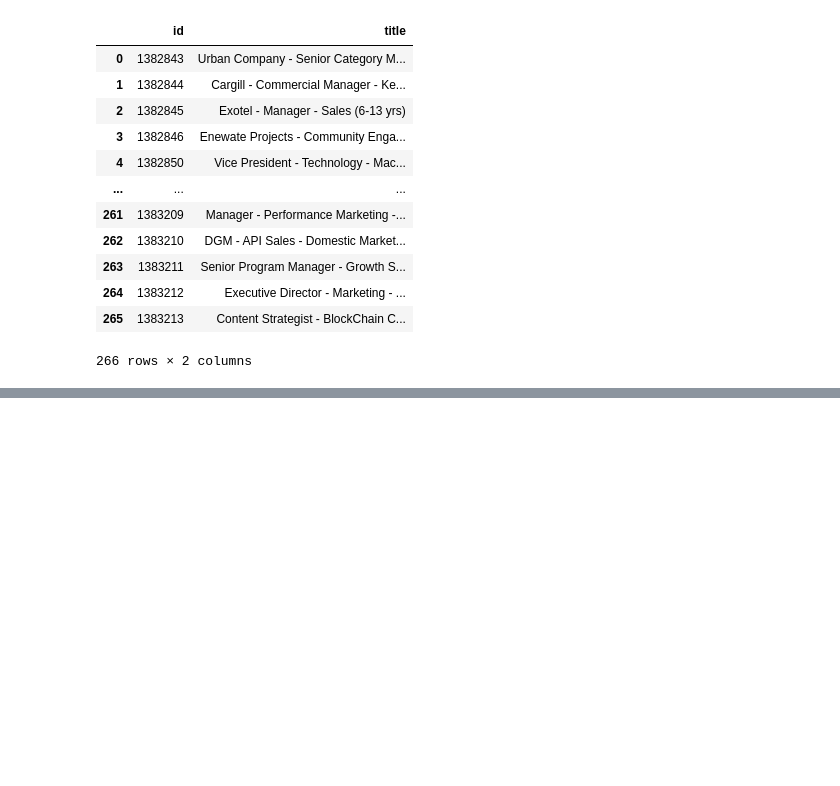
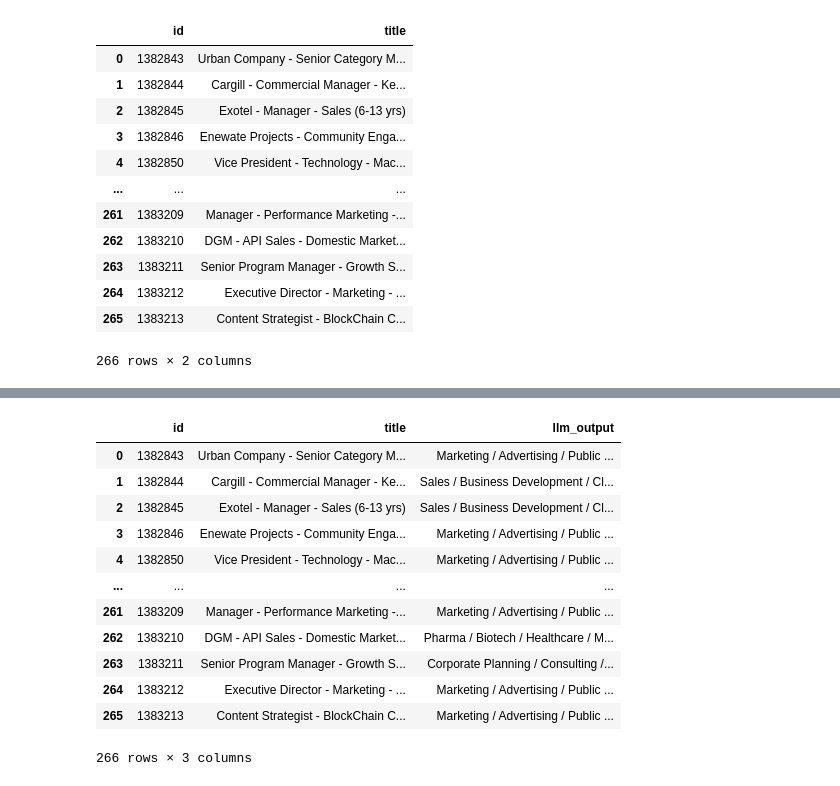
Before and after one commit to Highorbit/llama-recipes, a Jupyter notebook: examples/fa_prediction/fa_prediction_with_mistral.ipynb, the cells around one changed output, grey strips where cells are left out. Saved outputs shown, nothing was run; the diff lists cells and outputs as text; code cells hidden in the pictures; blank space fills up the shorter version.

```diff
--- a/examples/fa_prediction/fa_prediction_with_mistral.ipynb
+++ b/examples/fa_prediction/fa_prediction_with_mistral.ipynb
@@ -347,0 +134,2 @@ ast.literal_eval(generated_text)
+# %%
+text_outs = [x.outputs[0].text for x in results]
@@ -347,0 +157,38 @@ ast.literal_eval(generated_text)
+# %%
+from fuzzywuzzy import fuzz
+
+def check_strings(A, B):
+    extracted_strings = []
+    for b in B:
+        max_similarity = 0
+        best_match = None
+        for a in A:
+            similarity = fuzz.token_sort_ratio(b, a)
+            if similarity > max_similarity:
+                max_similarity = similarity
+                best_match = a
+        extracted_strings.append(best_match)
+    return extracted_strings
+# %%
+A = fa_list['name'].values.tolist()
+B = text_outs
+
+result_list = check_strings(A,B)
+# %%
+job_titles['llm_output'] = result_list
+# %%
+job_titles
+# %% [output]
+|  | id | title | llm_output |
+| 0 | 1382843 | Urban Company - Senior Category M... | Marketing / Advertising / Public ... |
+| 1 | 1382844 | Cargill - Commercial Manager - Ke... | Sales / Business Development / Cl... |
+| 2 | 1382845 | Exotel - Manager - Sales (6-13 yrs) | Sales / Business Development / Cl... |
+| 3 | 1382846 | Enewate Projects - Community Enga... | Marketing / Advertising / Public ... |
+| 4 | 1382850 | Vice President - Technology - Mac... | Marketing / Advertising / Public ... |
+| ... | ... | ... | ... |
+| 261 | 1383209 | Manager - Performance Marketing -... | Marketing / Advertising / Public ... |
+| 262 | 1383210 | DGM - API Sales - Domestic Market... | Pharma / Biotech / Healthcare / M... |
+| 263 | 1383211 | Senior Program Manager - Growth S... | Corporate Planning / Consulting /... |
+| 264 | 1383212 | Executive Director - Marketing - ... | Marketing / Advertising / Public ... |
+| 265 | 1383213 | Content Strategist - BlockChain C... | Marketing / Advertising / Public ... |
+266 rows × 3 columns
```
Also changed, not shown: parts of 40 cells of this notebook, 2 other files.
